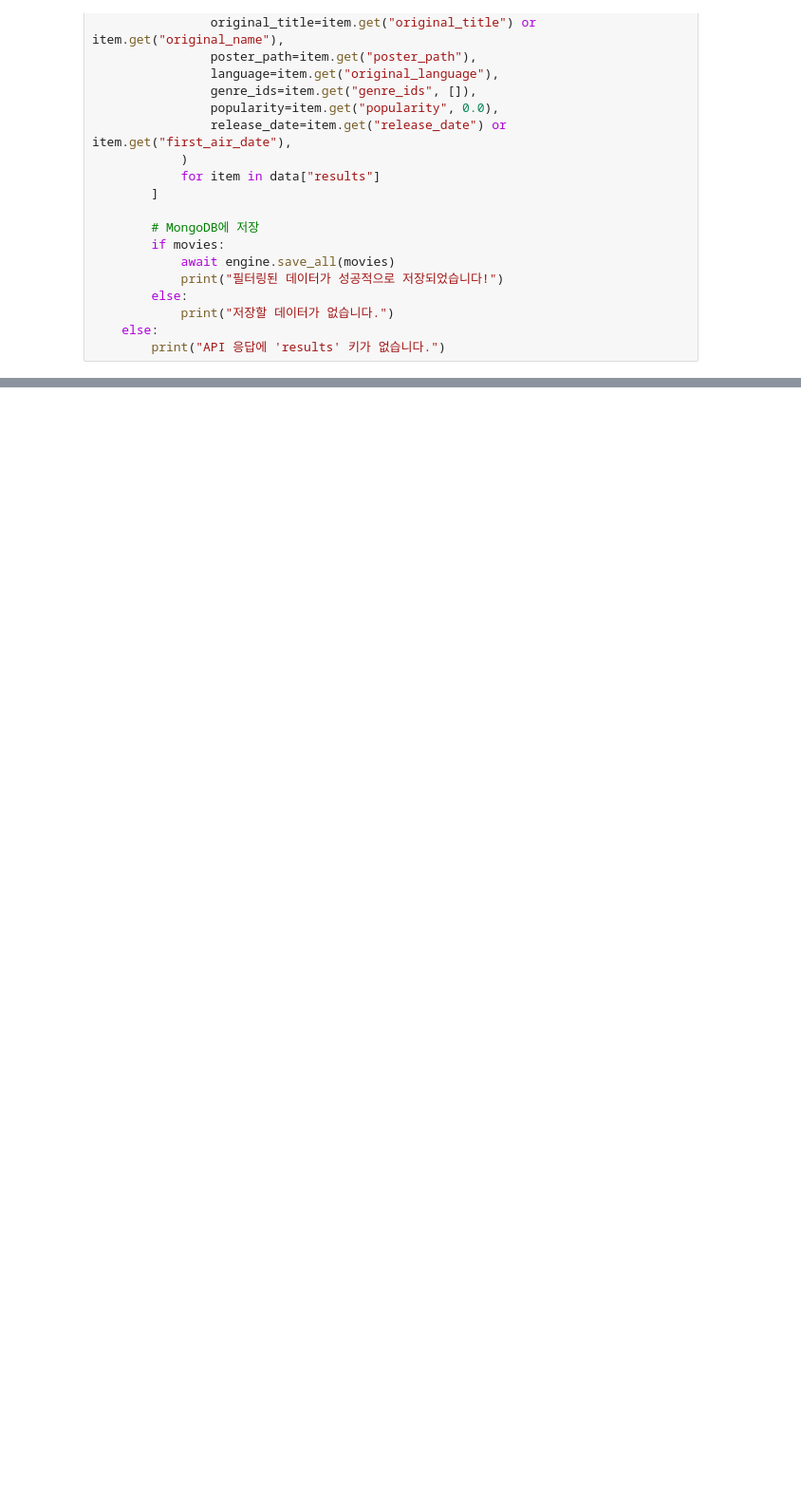
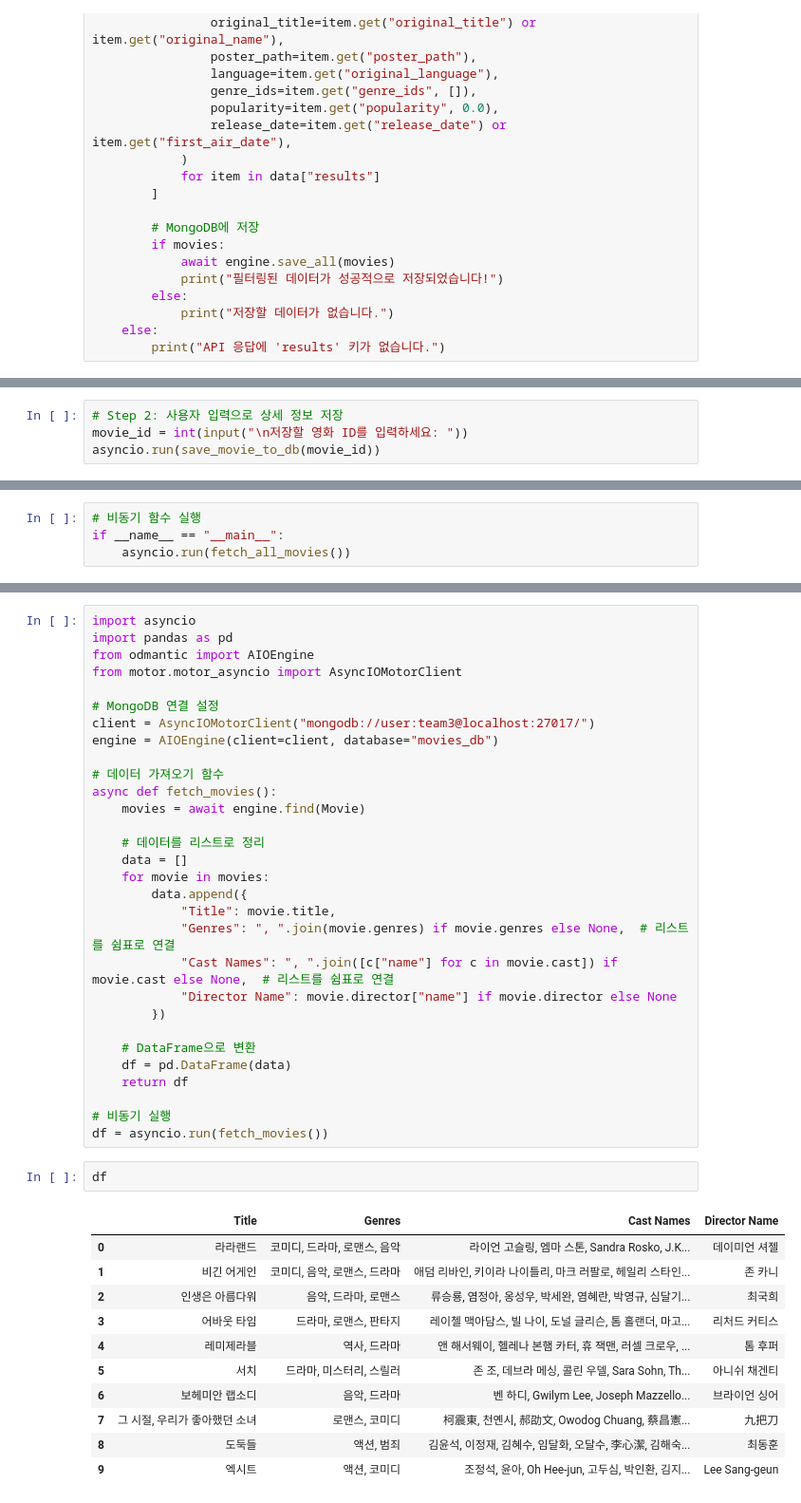
Before and after one commit to DE32-final-team3/mongodb, a Jupyter notebook: tmdb.ipynb, the cells around one changed output, grey strips where cells are left out. Shown at 95% size. Saved outputs shown, nothing was run; the diff lists cells and outputs as text; blank space fills up the shorter version.

```diff
--- a/tmdb.ipynb
+++ b/tmdb.ipynb
@@ -58,0 +551,4 @@ async def fetch_and_store_movies():
+# %%
+# Step 2: 사용자 입력으로 상세 정보 저장
+movie_id = int(input("\n저장할 영화 ID를 입력하세요: "))
+asyncio.run(save_movie_to_db(movie_id))
@@ -58,0 +612,4 @@ async def fetch_and_store_movies():
+# %%
+# 비동기 함수 실행
+if __name__ == "__main__":
+    asyncio.run(fetch_all_movies())
@@ -58,0 +787,44 @@ async def fetch_and_store_movies():
+# %%
+import asyncio
+import pandas as pd
+from odmantic import AIOEngine
+from motor.motor_asyncio import AsyncIOMotorClient
+
+# MongoDB 연결 설정
+client = AsyncIOMotorClient("mongodb://user:team3@localhost:27017/")
+engine = AIOEngine(client=client, database="movies_db")
+
+# 데이터 가져오기 함수
+async def fetch_movies():
+    movies = await engine.find(Movie)
+
+    # 데이터를 리스트로 정리
+    data = []
+    for movie in movies:
+        data.append({
+            "Title": movie.title,
+            "Genres": ", ".join(movie.genres) if movie.genres else None,  # 리스트를 쉼표로 연결
+            "Cast Names": ", ".join([c["name"] for c in movie.cast]) if movie.cast else None,  # 리스트를 쉼표로 연결
+            "Director Name": movie.director["name"] if movie.director else None
+        })
+
+    # DataFrame으로 변환
+    df = pd.DataFrame(data)
+    return df
+
+# 비동기 실행
+df = asyncio.run(fetch_movies())
+# %%
+df
+# %% [output]
+|  | Title | Genres | Cast Names | Director Name |
+| 0 | 라라랜드 | 코미디, 드라마, 로맨스, 음악 | 라이언 고슬링, 엠마 스톤, Sandra Rosko, J.K... | 데이미언 셔젤 |
+| 1 | 비긴 어게인 | 코미디, 음악, 로맨스, 드라마 | 애덤 리바인, 키이라 나이틀리, 마크 러팔로, 헤일리 스타인... | 존 카니 |
+| 2 | 인생은 아름다워 | 음악, 드라마, 로맨스 | 류승룡, 염정아, 옹성우, 박세완, 염혜란, 박영규, 심달기... | 최국희 |
+| 3 | 어바웃 타임 | 드라마, 로맨스, 판타지 | 레이첼 맥아담스, 빌 나이, 도널 글리슨, 톰 홀랜더, 마고... | 리처드 커티스 |
+| 4 | 레미제라블 | 역사, 드라마 | 앤 해서웨이, 헬레나 본햄 카터, 휴 잭맨, 러셀 크로우, ... | 톰 후퍼 |
+| 5 | 서치 | 드라마, 미스터리, 스릴러 | 존 조, 데브라 메싱, 콜린 우델, Sara Sohn, Th... | 아니쉬 채겐티 |
+| 6 | 보헤미안 랩소디 | 음악, 드라마 | 벤 하디, Gwilym Lee, Joseph Mazzello... | 브라이언 싱어 |
+| 7 | 그 시절, 우리가 좋아했던 소녀 | 로맨스, 코미디 | 柯震東, 천옌시, 郝劭文, Owodog Chuang, 蔡昌憲... | 九把刀 |
+| 8 | 도둑들 | 액션, 범죄 | 김윤석, 이정재, 김혜수, 임달화, 오달수, 李心潔, 김해숙... | 최동훈 |
+| 9 | 엑시트 | 액션, 코미디 | 조정석, 윤아, Oh Hee-jun, 고두심, 박인환, 김지... | Lee Sang-geun |
```
Also changed, not shown: parts of 28 cells of this notebook.
